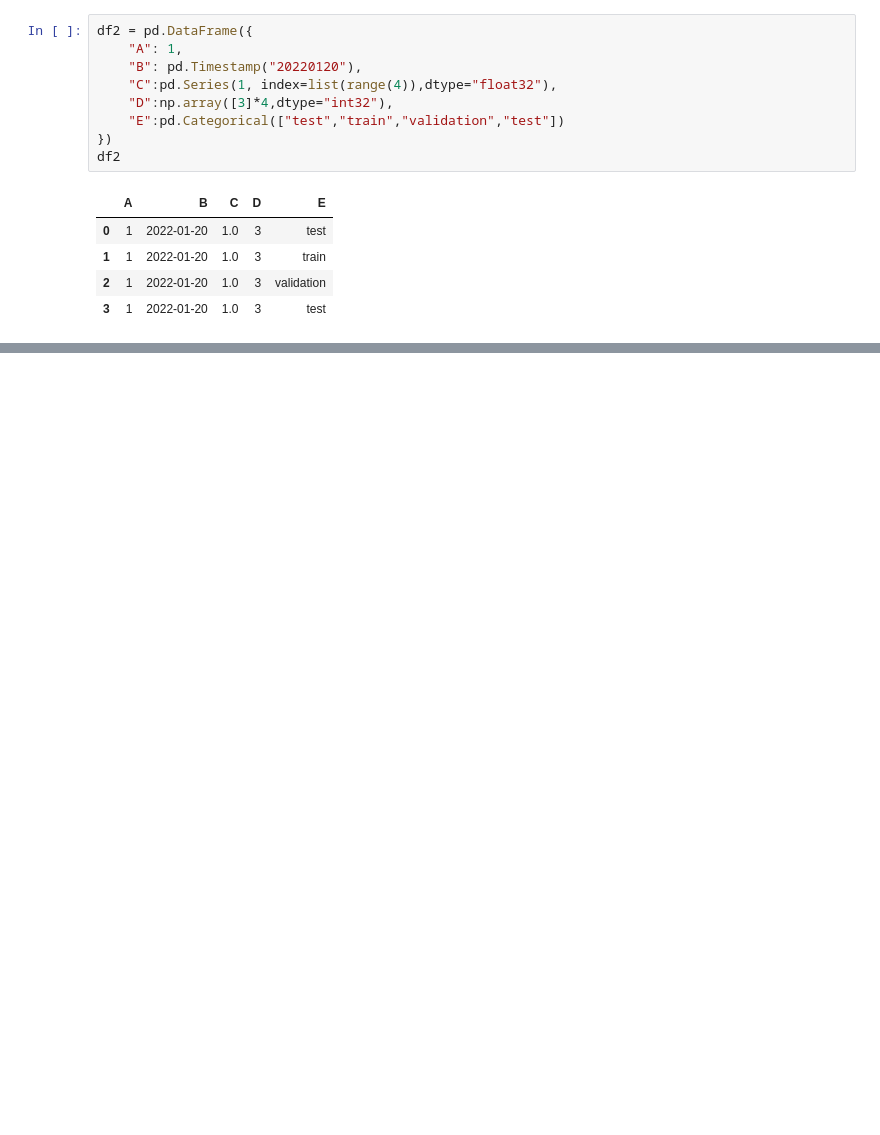
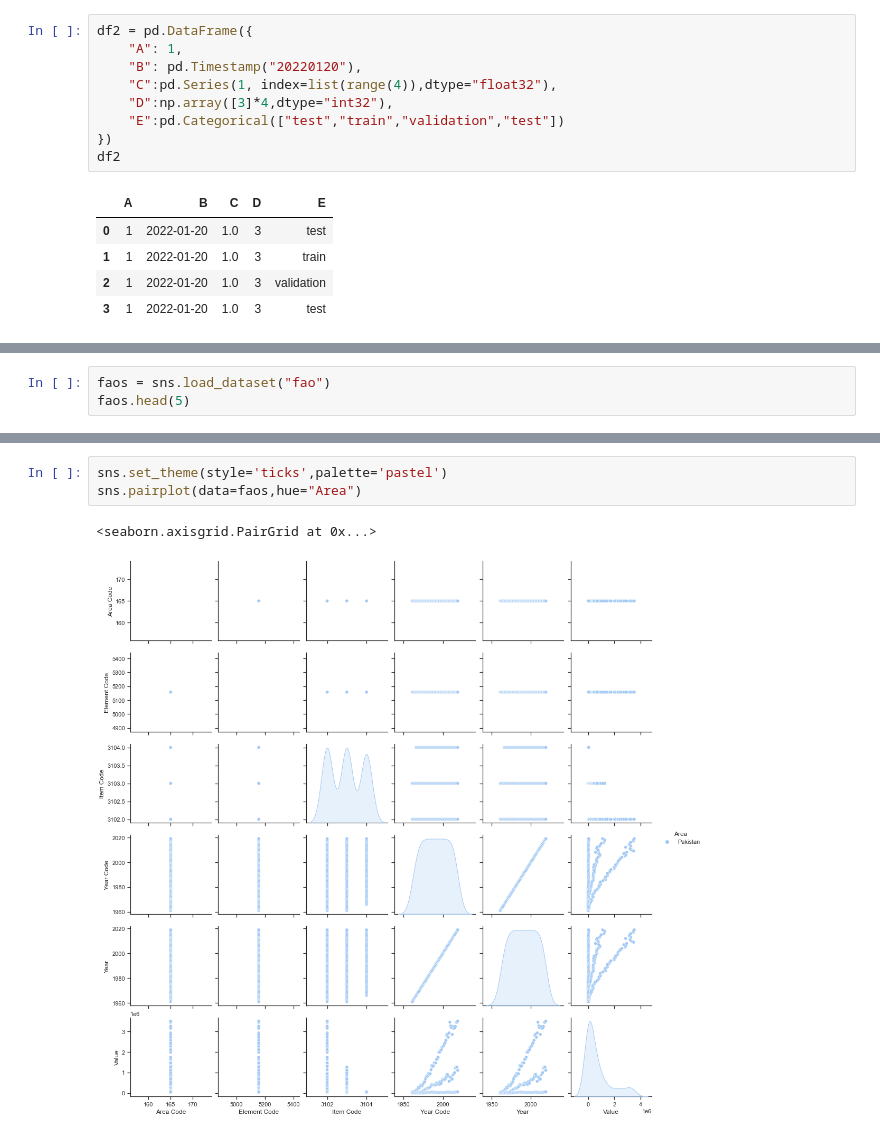
Before and after one commit to sartajbalti/Python_ka_Chilla, a Jupyter notebook: SartajAhmedPythokChilla/Fist VS jyupter.ipynb, the cells around one changed output, grey strips where cells are left out. Cells and saved outputs as stored; diff of their text form; blank space fills up the shorter version.

```diff
--- a/SartajAhmedPythokChilla/Fist VS jyupter.ipynb
+++ b/SartajAhmedPythokChilla/Fist VS jyupter.ipynb
@@ -50,0 +154,3 @@ df2
+# %%
+faos = sns.load_dataset("fao")
+faos.head(5)
@@ -50,0 +164,6 @@ df2
+# %%
+sns.set_theme(style='ticks',palette='pastel')
+sns.pairplot(data=faos,hue="Area")
+# %% [output]
+<seaborn.axisgrid.PairGrid at 0x...>
+[figure, added]
```
Also changed, not shown: parts of 13 cells of this notebook, 3 other files.
